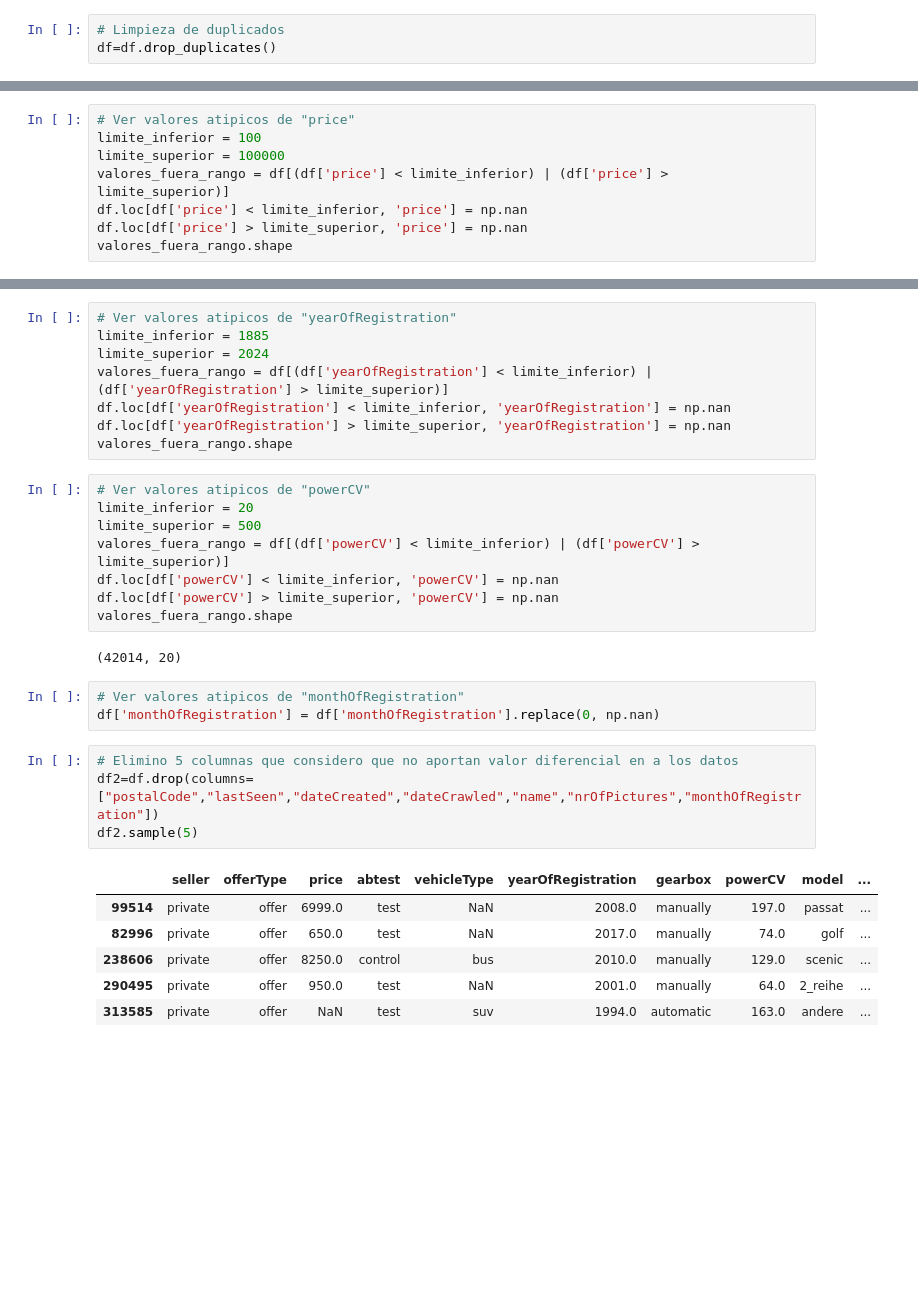
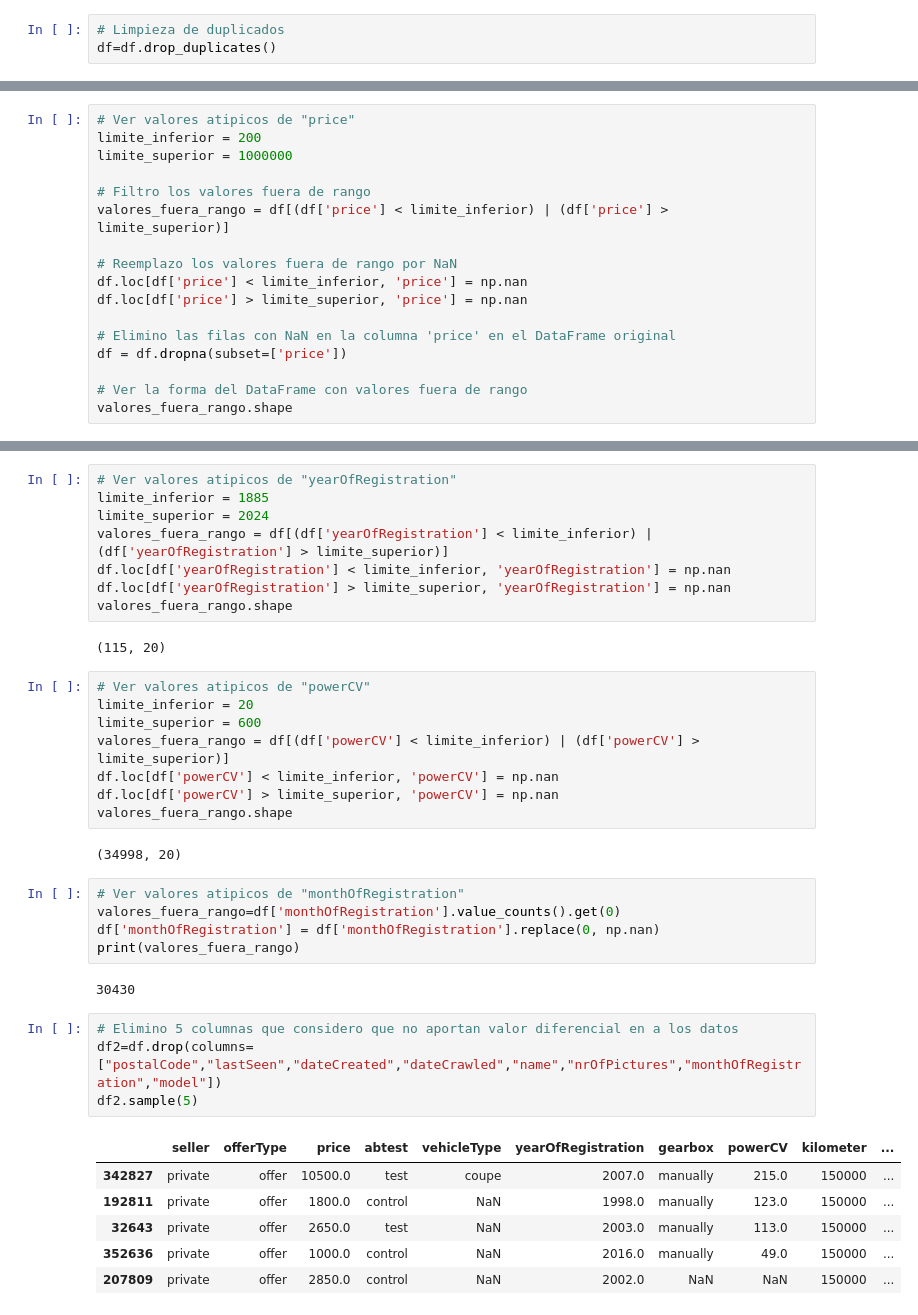
Before and after one commit to SrAlcast/7.1.EDA_y_Gestion_de_Nulos, a Jupyter notebook: laboratorio-modulo7-leccion01-eda-nulos.ipynb, the cells around one changed output, grey strips where cells are left out. Drawn from its saved outputs; the diff is of its cells as text; blank space fills up the shorter version.

```diff
--- a/laboratorio-modulo7-leccion01-eda-nulos.ipynb
+++ b/laboratorio-modulo7-leccion01-eda-nulos.ipynb
@@ -234,9 +211,18 @@ df=df.drop_duplicates()
 # %%
 # Ver valores atipicos de "price"
-limite_inferior = 100
-limite_superior = 100000
+limite_inferior = 200
+limite_superior = 1000000
+
+# Filtro los valores fuera de rango
 valores_fuera_rango = df[(df['price'] < limite_inferior) | (df['price'] > limite_superior)]
+
+# Reemplazo los valores fuera de rango por NaN
 df.loc[df['price'] < limite_inferior, 'price'] = np.nan
 df.loc[df['price'] > limite_superior, 'price'] = np.nan
+
+# Elimino las filas con NaN en la columna 'price' en el DataFrame original
+df = df.dropna(subset=['price'])
+
+# Ver la forma del DataFrame con valores fuera de rango
 valores_fuera_rango.shape
 # %% [output]
@@ -249,30 +239,36 @@ valores_fuera_rango = df[(df['yearOfRegistration'] < limite_inferior) | (df['yea
 df.loc[df['yearOfRegistration'] < limite_inferior, 'yearOfRegistration'] = np.nan
 df.loc[df['yearOfRegistration'] > limite_superior, 'yearOfRegistration'] = np.nan
 valores_fuera_rango.shape
+# %% [output]
+(115, 20)
 # %%
 # Ver valores atipicos de "powerCV"
 limite_inferior = 20
-limite_superior = 500
+limite_superior = 600
 valores_fuera_rango = df[(df['powerCV'] < limite_inferior) | (df['powerCV'] > limite_superior)]
 df.loc[df['powerCV'] < limite_inferior, 'powerCV'] = np.nan
 df.loc[df['powerCV'] > limite_superior, 'powerCV'] = np.nan
 valores_fuera_rango.shape
 # %% [output]
-(42014, 20)
+(34998, 20)
 # %%
 # Ver valores atipicos de "monthOfRegistration"
+valores_fuera_rango=df['monthOfRegistration'].value_counts().get(0)
 df['monthOfRegistration'] = df['monthOfRegistration'].replace(0, np.nan)
+print(valores_fuera_rango)
+# %% [output]
+30430
 # %%
 # Elimino 5 columnas que considero que no aportan valor diferencial en a los datos
-df2=df.drop(columns=["postalCode","lastSeen","dateCreated","dateCrawled","name","nrOfPictures","monthOfRegistration"])
+df2=df.drop(columns=["postalCode","lastSeen","dateCreated","dateCrawled","name","nrOfPictures","monthOfRegistration","model"])
 df2.sample(5)
 # %% [output]
-|  | seller | offerType | price | abtest | vehicleType | yearOfRegistration | gearbox | powerCV | model | ... |
-| 99514 | private | offer | 6999.0 | test | NaN | 2008.0 | manually | 197.0 | passat | ... |
-| 82996 | private | offer | 650.0 | test | NaN | 2017.0 | manually | 74.0 | golf | ... |
-| 238606 | private | offer | 8250.0 | control | bus | 2010.0 | manually | 129.0 | scenic | ... |
-| 290495 | private | offer | 950.0 | test | NaN | 2001.0 | manually | 64.0 | 2_reihe | ... |
-| 313585 | private | offer | NaN | test | suv | 1994.0 | automatic | 163.0 | andere | ... |
+|  | seller | offerType | price | abtest | vehicleType | yearOfRegistration | gearbox | powerCV | kilometer | ... |
+| 342827 | private | offer | 10500.0 | test | coupe | 2007.0 | manually | 215.0 | 150000 | ... |
+| 192811 | private | offer | 1800.0 | control | NaN | 1998.0 | manually | 123.0 | 150000 | ... |
+| 32643 | private | offer | 2650.0 | test | NaN | 2003.0 | manually | 113.0 | 150000 | ... |
+| 352636 | private | offer | 1000.0 | control | NaN | 2016.0 | manually | 49.0 | 150000 | ... |
+| 207809 | private | offer | 2850.0 | control | NaN | 2002.0 | NaN | NaN | 150000 | ... |
 # %%
 sp.plot_categoricas(df2)
 # %% [output]
```
Also changed, not shown: parts of 39 cells of this notebook, 5 other files.
